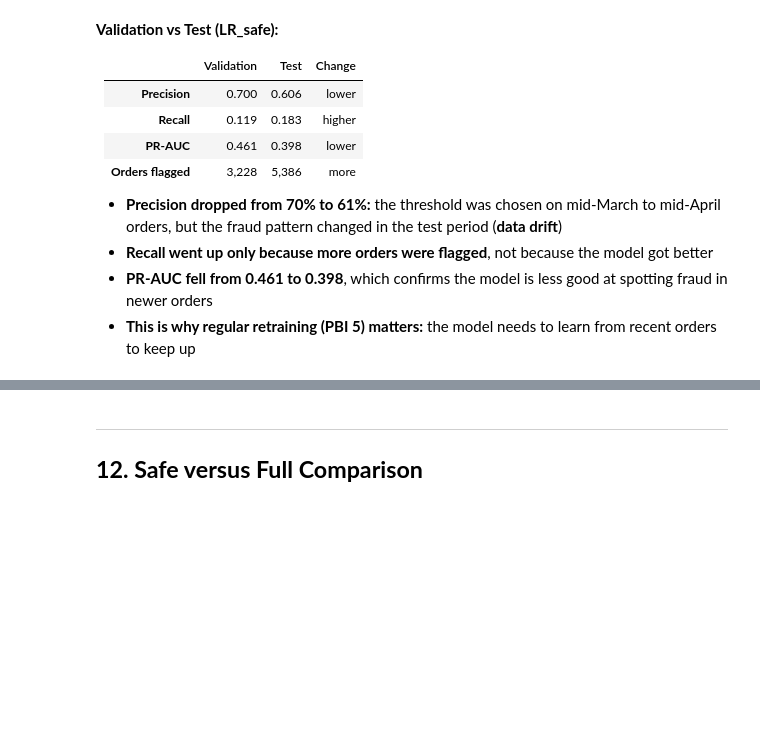
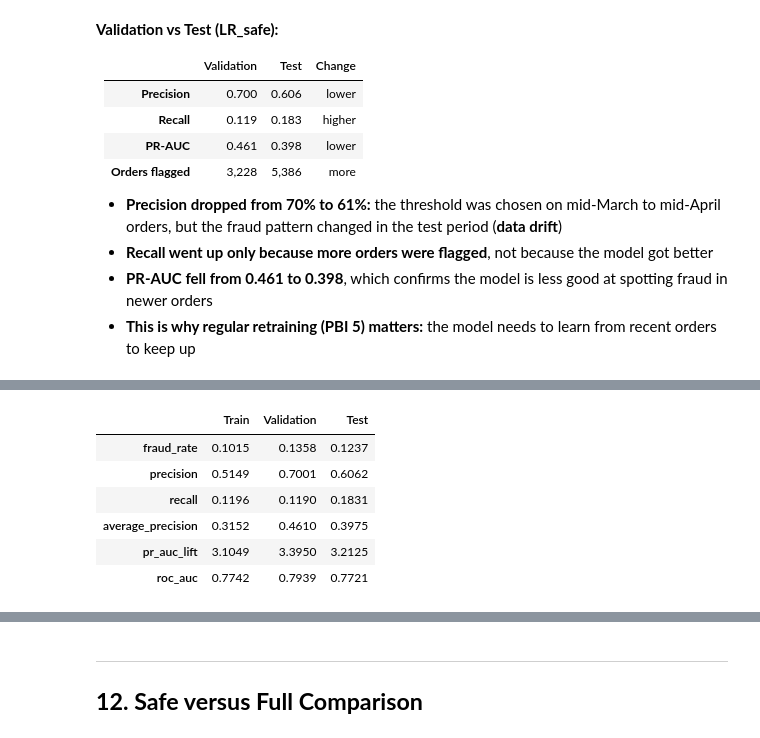
Before and after one commit to ABBYKETING/MLOps_CA1_group5, a Jupyter notebook: notebooks/logreg_yueliang.ipynb, the cells around one changed output, grey strips where cells are left out. Saved outputs shown, nothing was run; the diff lists cells and outputs as text; code cells hidden in the pictures; blank space fills up the shorter version.

```diff
--- a/notebooks/logreg_yueliang.ipynb
+++ b/notebooks/logreg_yueliang.ipynb
@@ -454,0 +463,24 @@ shown
+# %%
+# Score the trained model on all three periods with the same threshold (no retraining)
+fit_rows = {}
+for name in ["Train", "Validation", "Test"]:
+    X_part, y_part = parts[name]
+    scores = mu.evaluate(y_part, model_safe.predict_proba(X_part)[:, 1], result_safe["threshold"])
+    fit_rows[name] = {
+        "fraud_rate": float(y_part.mean()),
+        "precision": scores["precision"],
+        "recall": scores["recall"],
+        "average_precision": scores["average_precision"],
+        "pr_auc_lift": scores["average_precision"] / float(y_part.mean()),
+        "roc_auc": scores["roc_auc"],
+    }
+fit_check = pd.DataFrame(fit_rows)
+fit_check.round(4)
+# %% [output]
+|  | Train | Validation | Test |
+| fraud_rate | 0.1015 | 0.1358 | 0.1237 |
+| precision | 0.5149 | 0.7001 | 0.6062 |
+| recall | 0.1196 | 0.1190 | 0.1831 |
+| average_precision | 0.3152 | 0.4610 | 0.3975 |
+| pr_auc_lift | 3.1049 | 3.3950 | 3.2125 |
+| roc_auc | 0.7742 | 0.7939 | 0.7721 |
```
Also changed, not shown: parts of 19 cells of this notebook, 3 other files.
